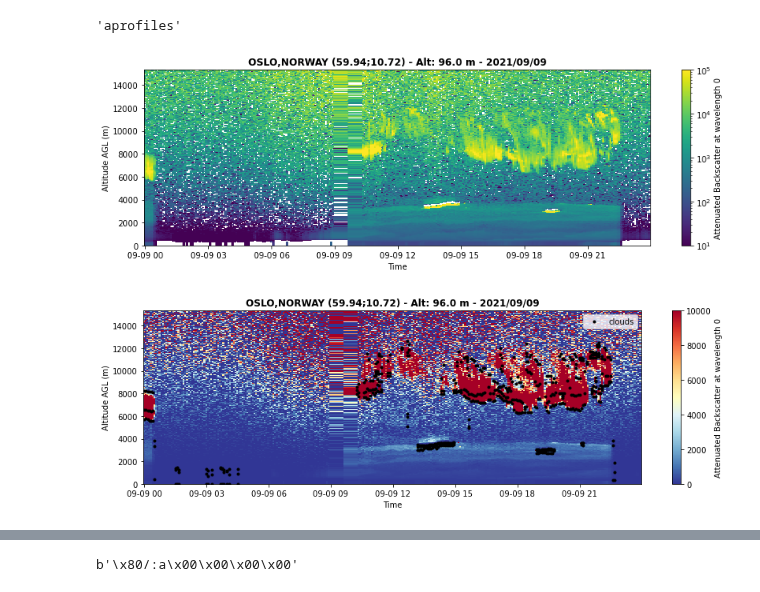
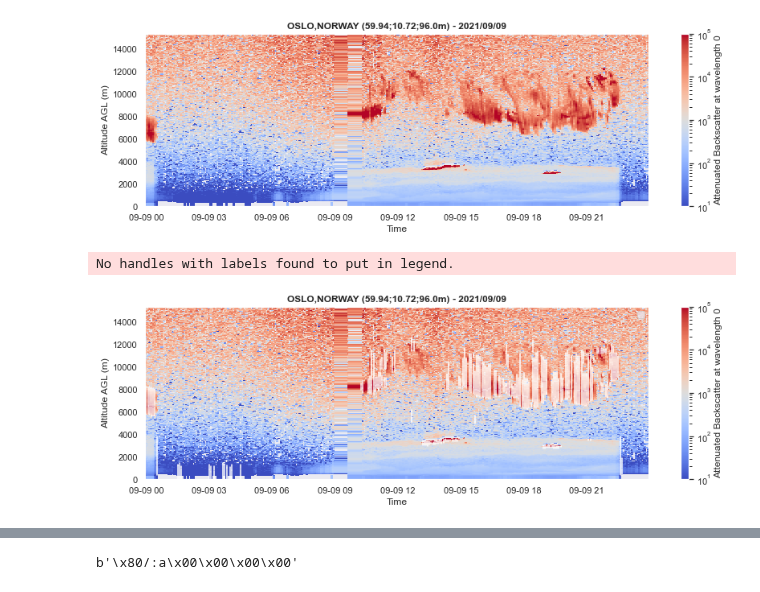
Before and after one commit to AugustinMortier/a-profiles, a Jupyter notebook: dev.ipynb, the cells around one changed output, grey strips where cells are left out. Drawn from its saved outputs; the diff is of its cells as text; code cells hidden in the pictures.

Commit message:
update image parameters

```diff
--- a/dev.ipynb
+++ b/dev.ipynb
@@ -2,23 +2,20 @@
 import aprofiles as apro
 import numpy as np
 import matplotlib.pyplot as plt
-# %%
-apro.__name__
-# %% [output]
-'aprofiles'
 # %%
 #path = "examples/data/L2_0-20000-006735_A20210908.nc"
 path = "examples/data/L2_0-20000-001492_A20210909.nc"
 apro_reader = apro.reader.ReadProfiles(path)
 profiles = apro_reader.read()
 
 profiles.range_correction(inplace=True)
 profiles.extrapolation_lowest_layers(zmin=300, inplace=True)
 profiles.gaussian_filter(sigma=0.0, inplace=True)
-profiles.plot(vmin=1e1, vmax=1e5, log=True, cmap='viridis')
+profiles.plot(log=True, vmin=1e1, vmax=1e5)
 # %% [output]
-[figure, old version]
+[figure, new version]
 # %%
-profiles.detect_clouds(time_avg=15, thr_noise=5, thr_clouds=4, verbose=True).plot(show_clouds=True)
+profiles.detect_clouds(time_avg=15, thr_noise=5, thr_clouds=4, verbose=True).plot(show_clouds=True, log=True, vmin=1e1, vmax=1e5)
 # %% [output]
+No handles with labels found to put in legend.
-[figure, old version]
+[figure, new version]
```
Also changed, not shown: parts of 9 cells of this notebook, 5 other files.
